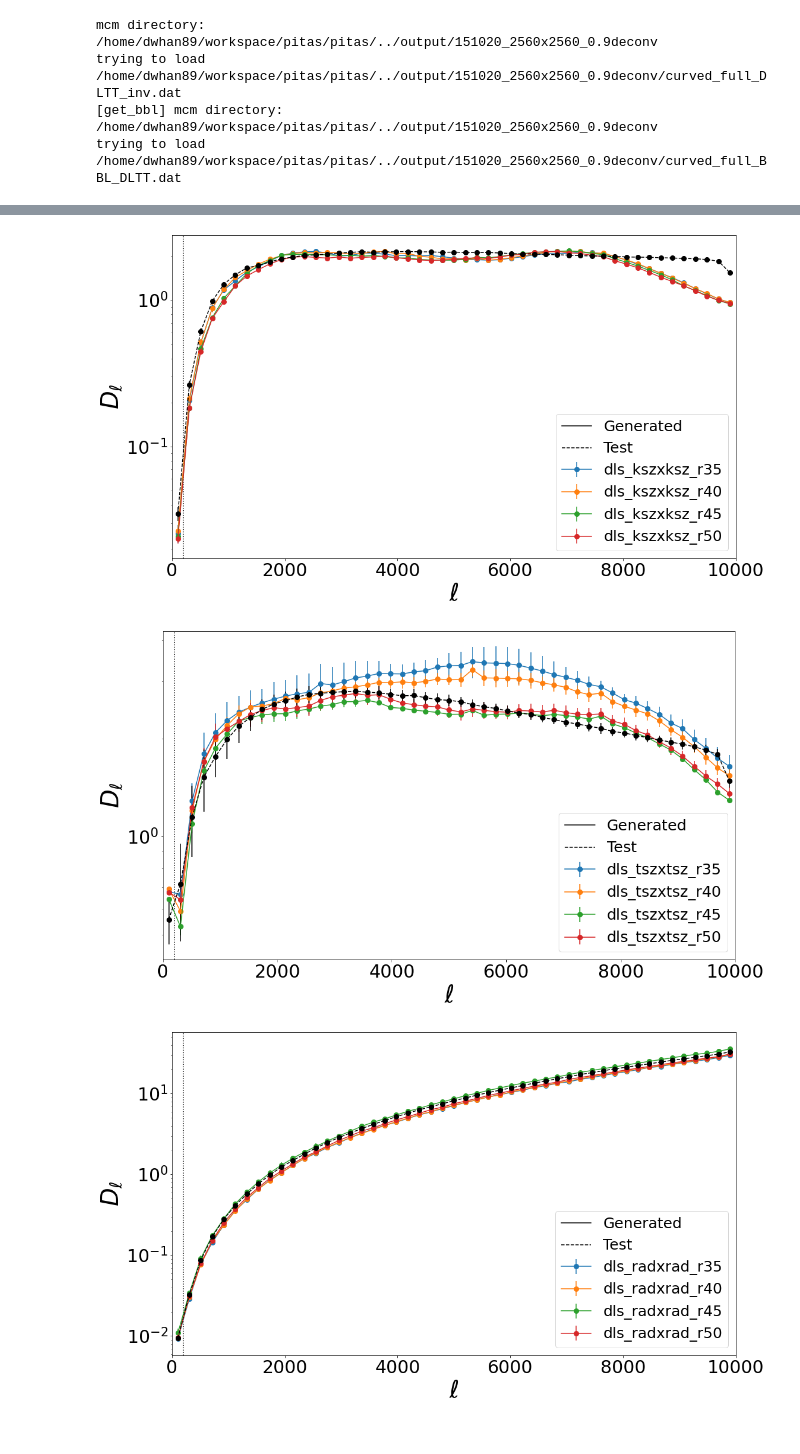
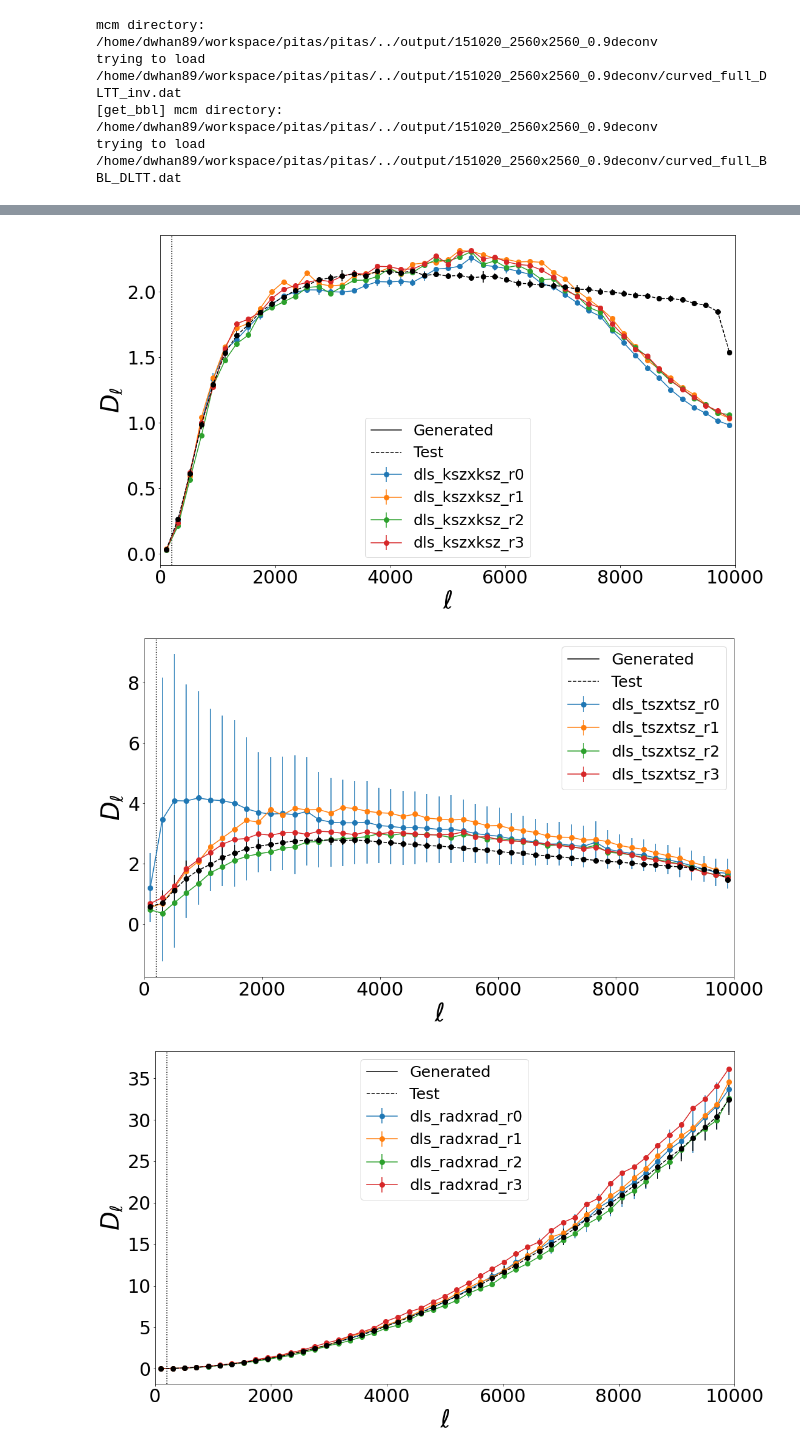
Before and after one commit to dwhan89/cosmikyu, a Jupyter notebook: notebooks/090120_sehgal_validation_spec.ipynb, the cells around one changed output, grey strips where cells are left out. Saved outputs shown, nothing was run; the diff lists cells and outputs as text; code cells hidden in the pictures.

```diff
--- a/notebooks/090120_sehgal_validation_spec.ipynb
+++ b/notebooks/090120_sehgal_validation_spec.ipynb
@@ -58,7 +61,7 @@ trying to load /home/dwhan89/workspace/pitas/pitas/../output/151020_2560x2560_0.
 data_dir = config.default_data_dir
 sehgal_dir = os.path.join(data_dir, 'sehgal')
 stat_dir = os.path.join(sehgal_dir, "stats")
-SDS_test = datasets.SehgalDataSet(sehgal_dir, data_type="test141020", transforms=[], dummy_label=False)
+SDS_test = datasets.SehgalDataSet(sehgal_dir, "test141020", transforms=[], dummy_label=False)
 
 plot_dir = "/home/dwhan89/scratch/outbox/cosmikyu"
 def plot_path(x):
@@ -138,9 +138,10 @@ calculating stats
 # %%
 
 STanh = cnn.ScaledTanh(30., 2./30.)
+LF = cnn.LinearFeature(5,5)
 
 norm_info_file = "/home/dwhan89/workspace/cosmikyu/data/sehgal/201020_logzshrink_normalization_info_validation.npz"
-experiment_id = "0498286e20324dce9f0d8d4e802fdc2c"
+experiment_id = "63101414f2434a3e93cd28663a89f879"
 model_dir = "/home/dwhan89/workspace/cosmikyu/output/sehgal_dcganwgp_211020/{}/model".format(experiment_id)
 print(model_dir)
 latent_dim = 256
@@ -148,14 +149,14 @@ overwrite =False
 SDN = transforms.SehgalDataNormalizerScaledLogZShrink(norm_info_file)
 SDUN = transforms.SehgalDataUnnormalizerScaledLogZShrink(norm_info_file)
 STAT_GEN = stats.STATS(experiment_id, output_dir=stat_dir, overwrite=overwrite)
-save_points = np.arange(35,55,5)
-nsim = 5
+save_points = np.arange(0,4,1)
+nsim = 1
 
 for save_point in save_points:
     compts = ["kappa", "ksz", "tsz", "ir", "rad"]
     DCGAN_WGP = gan.DCGAN_WGP("sehgal_dcganwgp", (5,)+shape, latent_dim, cuda=False, nconv_fcgen=64,
-                                  nconv_fcdis=64, ngpu=4, nconv_layer_gen=5, nconv_layer_disc=5, kernal_size=5, stride=2,
-                                                            padding=2, output_padding=1, gen_act=STanh)
+                                  nconv_fcdis=64, ngpu=4, nconv_layer_gen=5, nconv_layer_disc=5, kernal_size=4, stride=2,
+                                                            padding=1, output_padding=0, gen_act=[LF,STanh])
 
     DCGAN_WGP.load_states(model_dir, "_{}".format(save_point))
 
@@ -184,6 +185,10 @@ for save_point in save_points:
         if STAT_GEN.has_data(stat_key, sim_idx):
             continue
         emap = get_generated()
+        for i in range(0, 5):
+            enplot.pshow(emap[i], downgrade=8)
+
+
         alms = {}
         for i, compt_idx in enumerate(compts):
             alms[compt_idx] = curvedsky.map2alm(emap[i], lmax=lmax)
@@ -289,25 +278,25 @@ for key1 in compts:
     key.sort()
     key = "dls_"+"x".join(key)
 
-    mult_fact = 1.2**2 if key1 == "tsz" else 1
+    mult_fact = 0.9310573175258183 if key1 == "tsza" else 1
     for save_point in save_points[:]:#,20]:
         skey = key + "_r" + str(save_point)
         lbin = STAT_GEN.storage["lbin"][0].copy()
         dlbin = STAT_GEN.stats[skey]["mean"].copy()*mult_fact
         std = STAT_GEN.stats[skey]["std"].copy()
-        if key1 == "kappa":
-            dlbin /= lbin**2
-            std /= lbin**2
-
+        #if key1 == "kappa":
+        #    dlbin /= lbin**2
+        #    std /= lbin**2
         plt.errorbar(lbin, dlbin, std,  marker="o",markersize=8, label=skey)
 
 
     lbin = STAT_TEST.storage["lbin"][0].copy()
     dlbin = STAT_TEST.stats[key]["mean"].copy()
     std = STAT_TEST.stats[key]["std"].copy()
-    if key1 == "kappa":
-        dlbin /= lbin**2
-        std /= lbin**2
+    #if key1 == "kappa":
+    #    dlbin /= lbin**2
+    #    std /= lbin**2
+
     plt.errorbar(lbin, dlbin, std, marker="o",markersize=8, color="k", ls="--")
     plt.plot([],[], ls="-",label="Generated", color="k")
     plt.plot([],[], ls="--",label="Test", color="k")
@@ -319,7 +308,7 @@ for key1 in compts:
     #plt.ylim(1e-7,2e3)
     plt.axvline(x=200, ls=":", color="k")
     plt.xlim(0,10000)
-    plt.yscale("log")
+    #plt.yscale("log")
     plt.show()
 # %% [output]
 <Figure size 432x288 with 0 Axes>
@@ -327,3 +316,3 @@ for key1 in compts:
-[figure, old version]
+[figure, new version]
-[figure, old version]
+[figure, new version]
-[figure, old version]
+[figure, new version]
```
Also changed, not shown: parts of 12 cells of this notebook, 29 other files.
